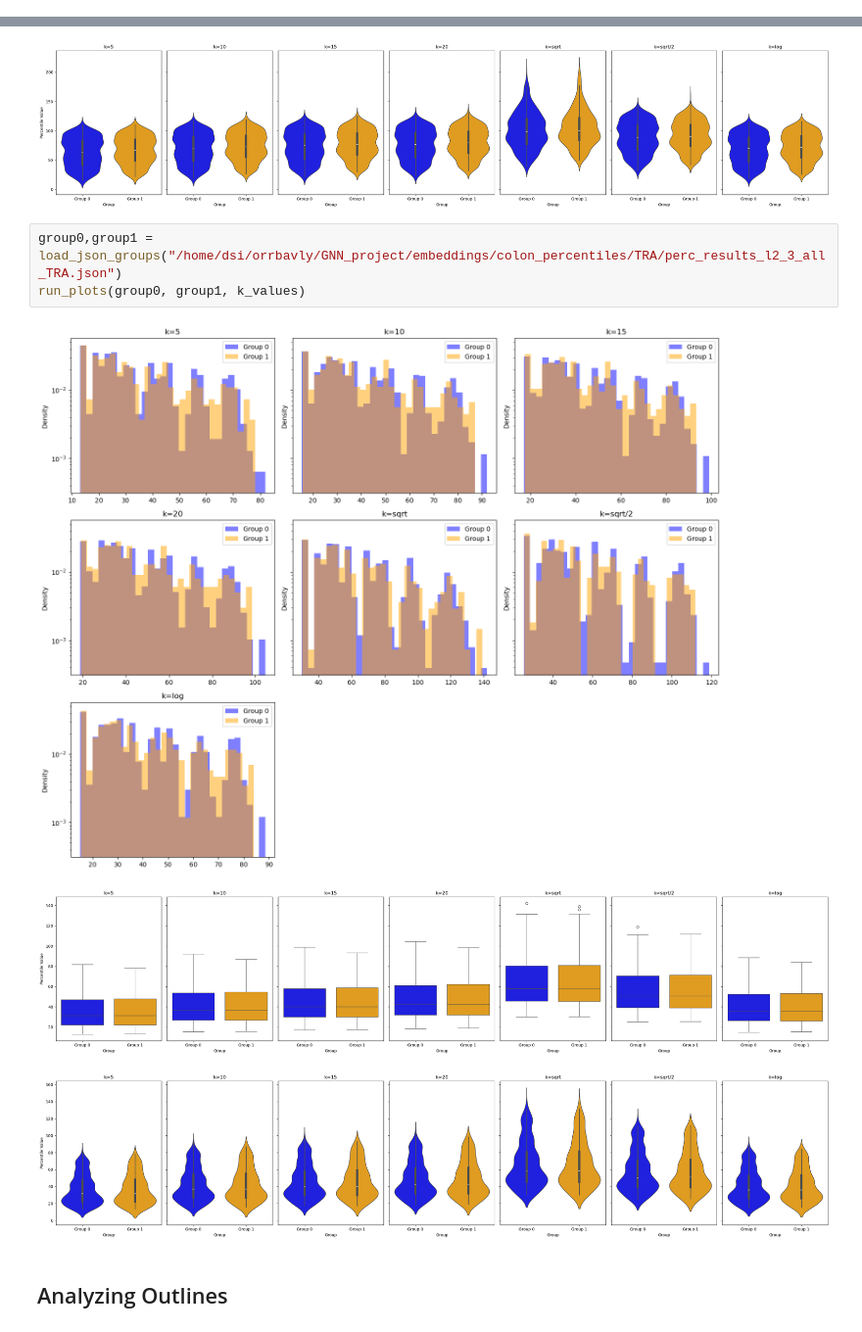
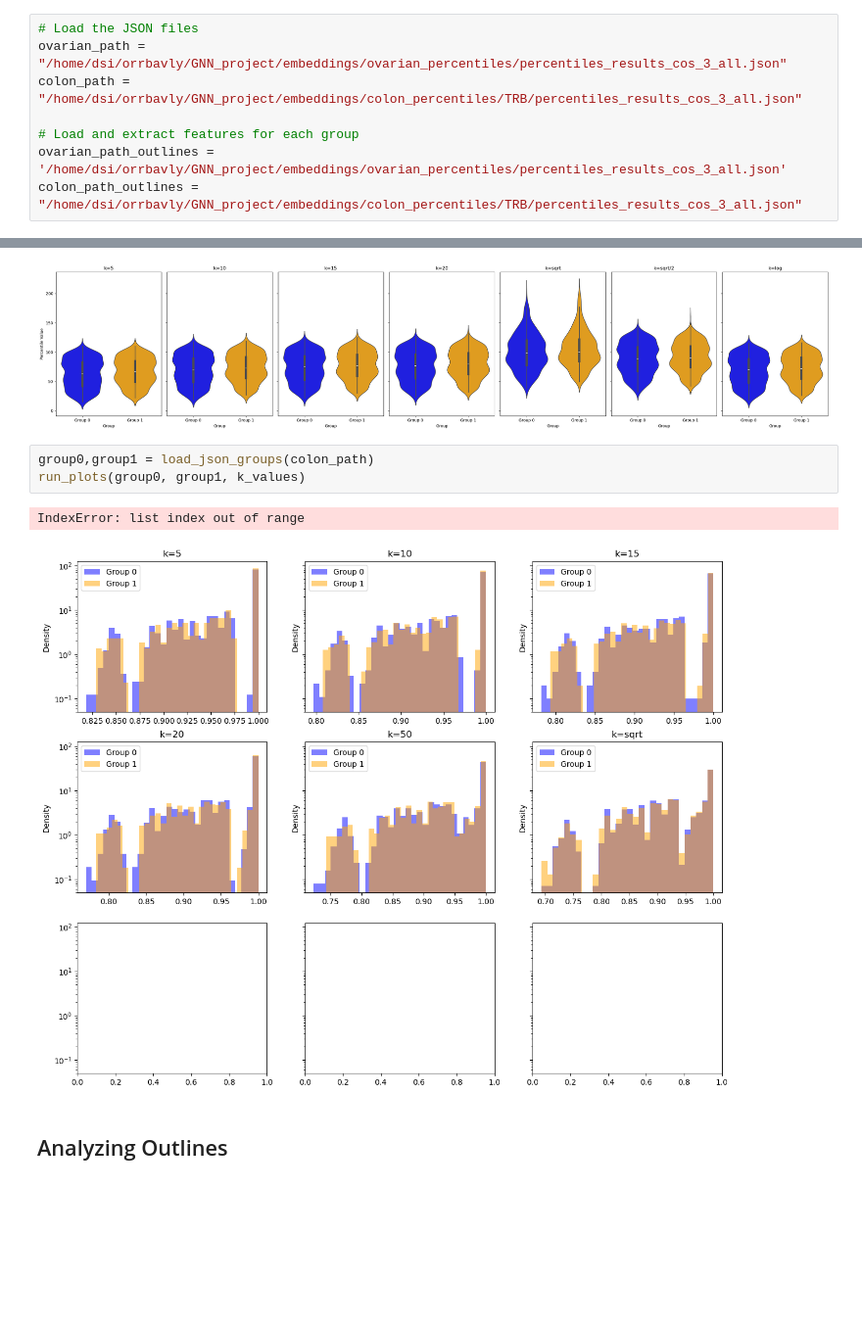
Before and after one commit to OrrBav/GNN_project, a Jupyter notebook: percentile_eda.ipynb, the cells around one changed output, grey strips where cells are left out. Shown at 98% size. Saved outputs shown, nothing was run; the diff lists cells and outputs as text; blank space fills up the shorter version.

```diff
--- a/percentile_eda.ipynb
+++ b/percentile_eda.ipynb
@@ -888,6 +910,14 @@ import json
 import matplotlib.pyplot as plt
 import numpy as np
 import pandas as pd
+# %%
+# Load the JSON files
+ovarian_path = "/home/dsi/orrbavly/GNN_project/embeddings/ovarian_percentiles/percentiles_results_cos_3_all.json"
+colon_path = "/home/dsi/orrbavly/GNN_project/embeddings/colon_percentiles/TRB/percentiles_results_cos_3_all.json"
+
+# Load and extract features for each group
+ovarian_path_outlines = '/home/dsi/orrbavly/GNN_project/embeddings/ovarian_percentiles/percentiles_results_cos_3_all.json'
+colon_path_outlines = "/home/dsi/orrbavly/GNN_project/embeddings/colon_percentiles/TRB/percentiles_results_cos_3_all.json"
 # %%
 def load_percentiles(json_path):
     """Load JSON and structure each sample as a list of lists for plotting."""
@@ -1091,12 +1120,11 @@ run_plots(group0, group1, k_values)
 [figure]
 [figure]
 # %%
-group0,group1 = load_json_groups("/home/dsi/orrbavly/GNN_project/embeddings/colon_percentiles/TRA/perc_results_l2_3_all_TRA.json")
+group0,group1 = load_json_groups(colon_path)
 run_plots(group0, group1, k_values)
 # %% [output]
+IndexError: list index out of range
-[figure, old version]
+[figure, new version]
-[figure, removed]
-[figure, removed]
 # %% [markdown]
 ## Analyzing Outlines
 # %%
```
Also changed, not shown: parts of 57 cells of this notebook, 27 other files.
